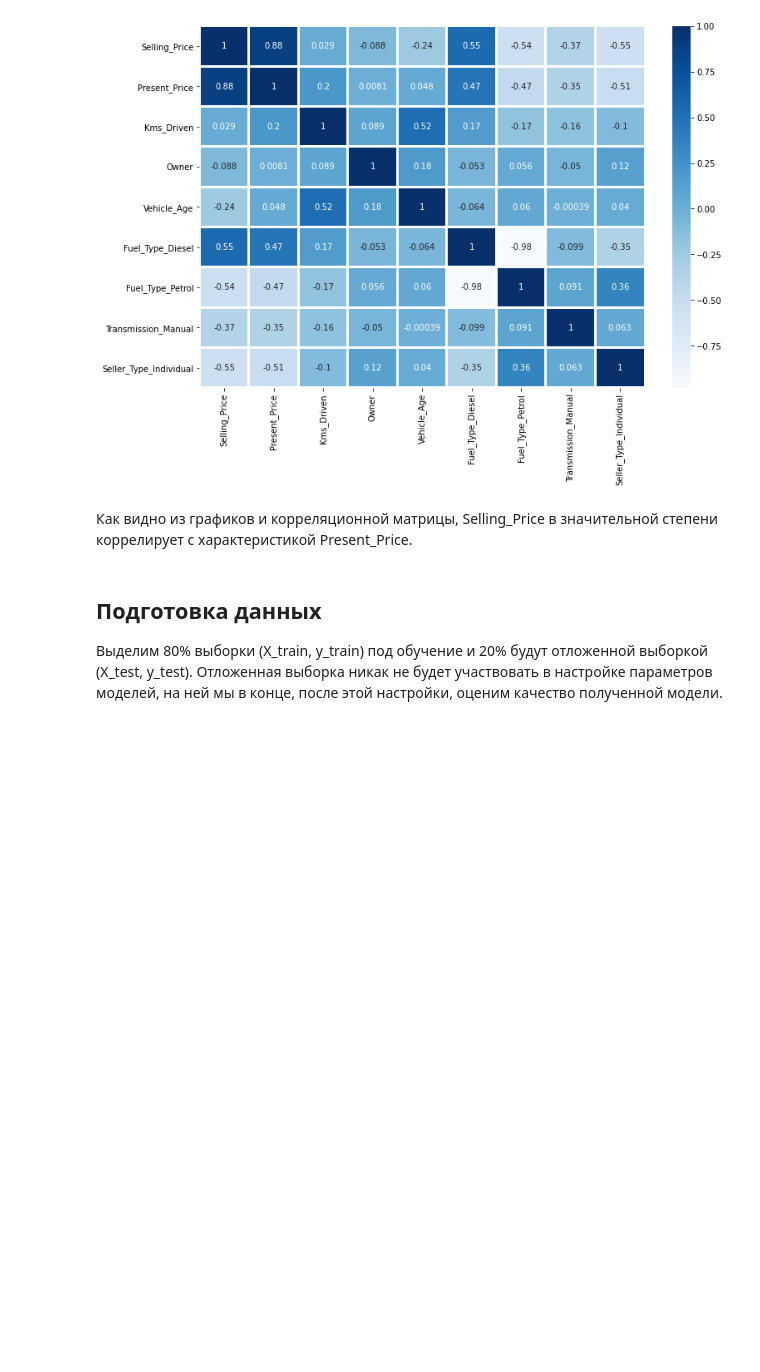
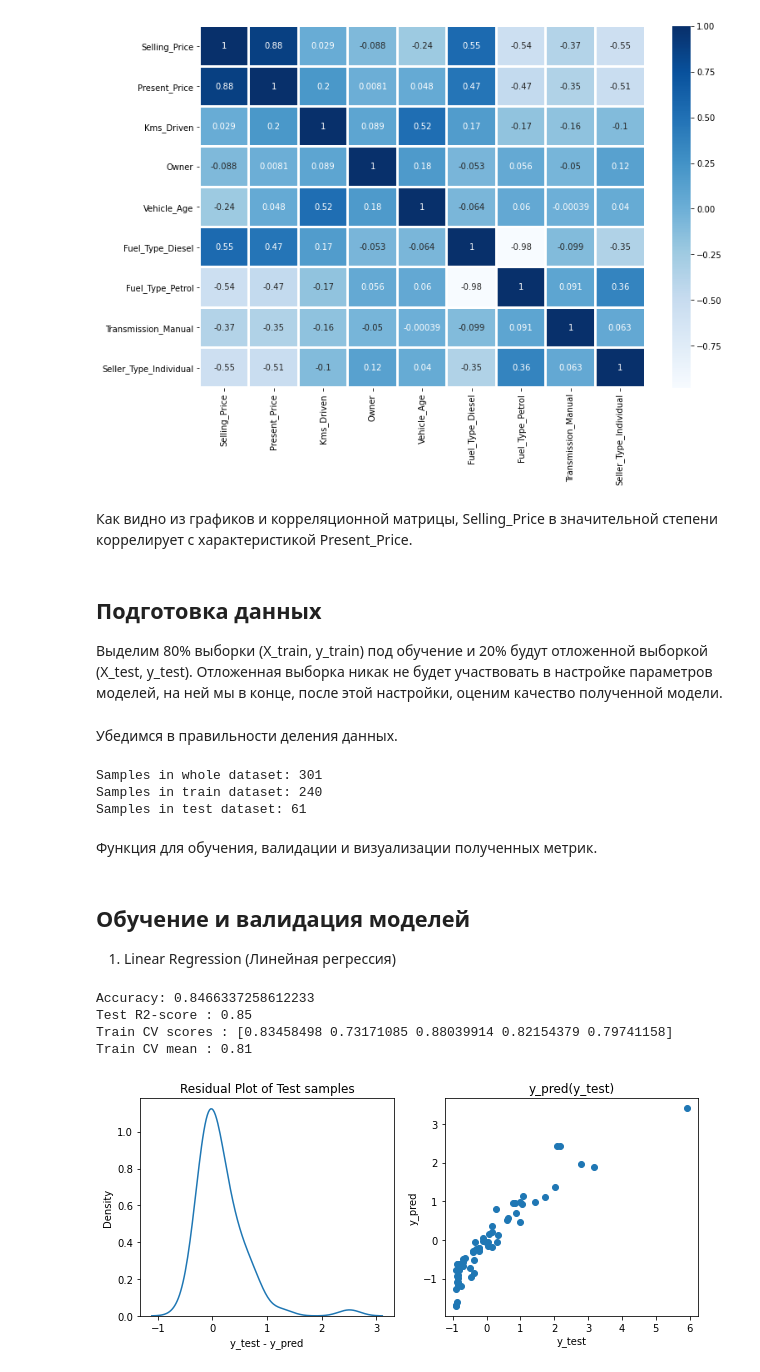
Before and after one commit to SavchukDI/MAI, a Jupyter notebook: ml_course/practice_2/ml_pr2.ipynb, the cells around one changed output. Saved outputs shown, nothing was run; the diff lists cells and outputs as text; code cells hidden in the pictures; blank space fills up the shorter version.

```diff
--- a/ml_course/practice_2/ml_pr2.ipynb
+++ b/ml_course/practice_2/ml_pr2.ipynb
@@ -158,3 +181,5 @@ plt.show()
 # %% [markdown]
 ## Подготовка данных
 Выделим 80% выборки (X_train, y_train) под обучение и 20% будут отложенной выборкой (X_test, y_test). Отложенная выборка никак не будет участвовать в настройке параметров моделей, на ней мы в конце, после этой настройки, оценим качество полученной модели.
+# %%
+data_train, data_test = train_test_split(data, test_size = 0.2)
@@ -160,0 +191,62 @@ plt.show()
+# %%
+X_train = data_train.drop('Selling_Price', axis=1)
+y_train = data_train['Selling_Price']
+
+X_test = data_test.drop('Selling_Price', axis=1)
+y_test = data_test['Selling_Price']
+# %% [markdown]
+Убедимся в правильности деления данных.
+# %%
+print(f'Samples in whole dataset: {len(data)}')
+print(f'Samples in train dataset: {len(X_train)}')
+print(f'Samples in test dataset: {len(X_test)}')
+# %% [output]
+Samples in whole dataset: 301
+Samples in train dataset: 240
+Samples in test dataset: 61
+# %% [markdown]
+Функция для обучения, валидации и визуализации полученных метрик.
+# %%
+CV, R2_test, Acc = [], [], []
+
+def pred_model(model, model_name):
+    model.fit(X_train,y_train)
+    y_pred = model.predict(X_test)
+    R2_test_model = r2_score(y_test,y_pred)
+    R2_test.append(round(R2_test_model,2))
+
+    cross_val = cross_val_score(model, X_train, y_train, cv=5)
+    cv_mean = cross_val.mean()
+    CV.append(round(cv_mean,2))
+
+    acc = model.score(X_test, y_test)
+    Acc.append(acc)
+
+    print(f'Accuracy: {acc}')
+    print("Test R2-score :", round(R2_test_model,2))
+    print("Train CV scores :", cross_val)
+    print("Train CV mean :", round(cv_mean,2))
+
+    fig, ax = plt.subplots(1,2,figsize = (10,4))
+    ax[0].set_title('Residual Plot of Test samples')
+    sns.distplot((y_test-y_pred),hist = False,ax = ax[0])
+    ax[0].set_xlabel('y_test - y_pred')
+
+    ax[1].set_title('y_pred(y_test)')
+    ax[1].scatter(x = y_test, y = y_pred)
+    ax[1].set_xlabel('y_test')
+    ax[1].set_ylabel('y_pred')
+
+    plt.show()
+# %% [markdown]
+## Обучение и валидация моделей
+1. Linear Regression (Линейная регрессия)
+# %%
+model_lin = LinearRegression()
+pred_model(model_lin, 'Linear_regressor')
+# %% [output]
+Accuracy: 0.8466337258612233
+Test R2-score : 0.85
+Train CV scores : [0.83458498 0.73171085 0.88039914 0.82154379 0.79741158]
+Train CV mean : 0.81
+[figure, added]
```
Also changed, not shown: parts of 19 cells of this notebook.
